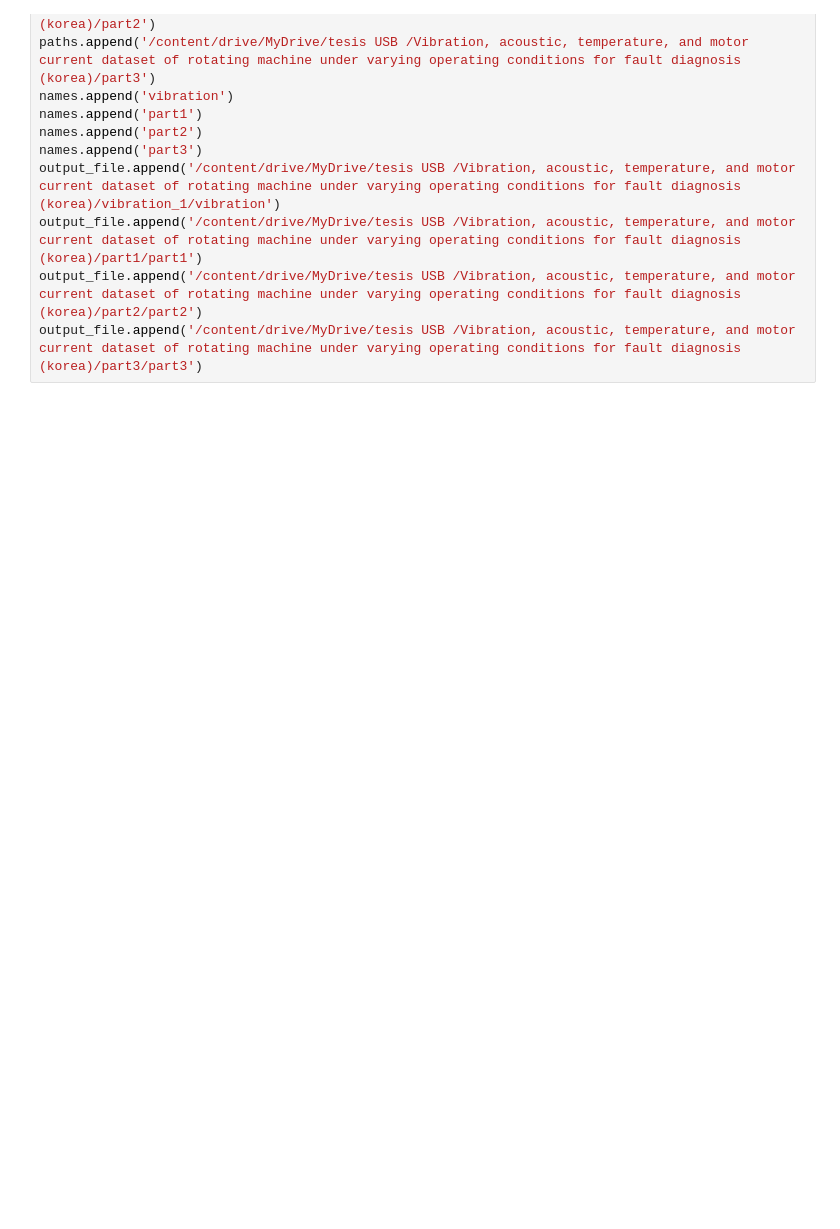
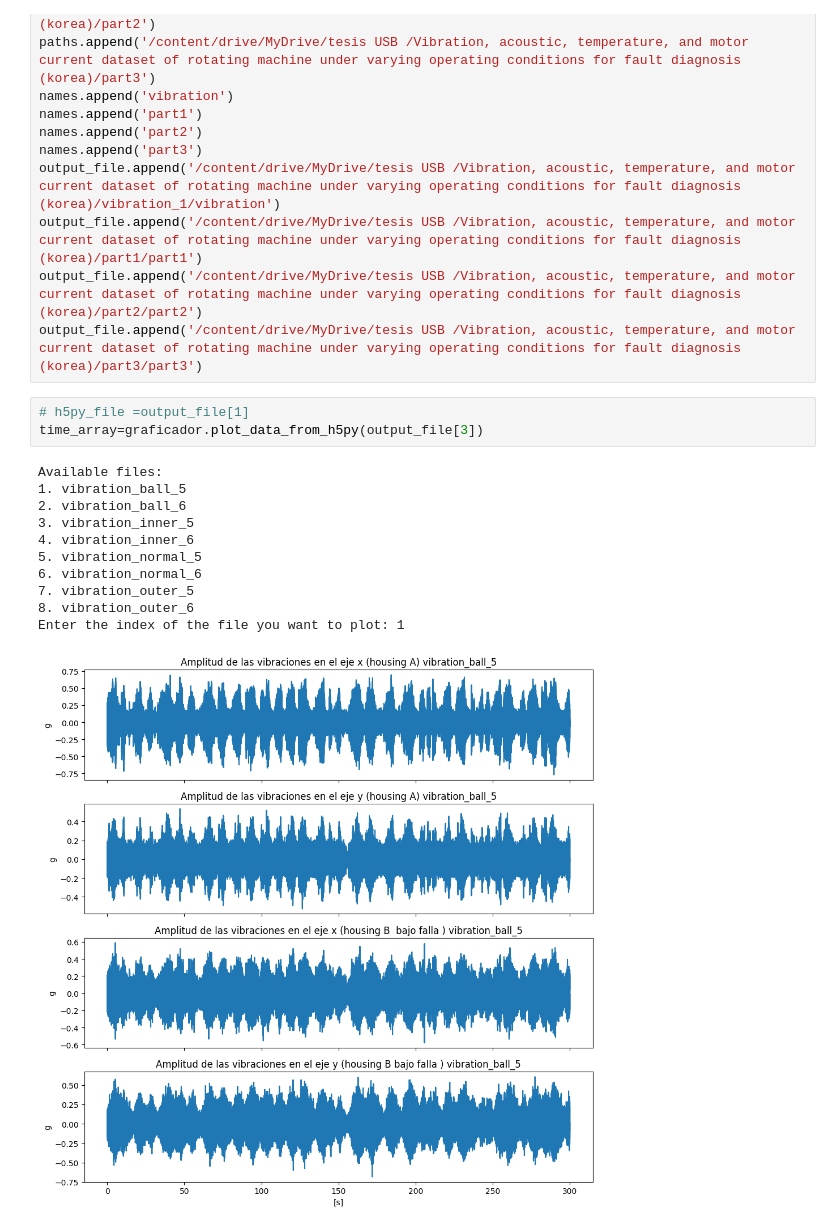
Before and after one commit to romeokienzler/TensorFlow, a Jupyter notebook: filtro.ipynb, the cells around one changed output. Cells and saved outputs as stored; diff of their text form; blank space fills up the shorter version.

```diff
--- a/filtro.ipynb
+++ b/filtro.ipynb
@@ -102,4 +194,19 @@ output_file.append('/content/drive/MyDrive/tesis USB /Vibration, acoustic, tempe
 output_file.append('/content/drive/MyDrive/tesis USB /Vibration, acoustic, temperature, and motor current dataset of rotating machine under varying operating conditions for fault diagnosis (korea)/part1/part1')
 output_file.append('/content/drive/MyDrive/tesis USB /Vibration, acoustic, temperature, and motor current dataset of rotating machine under varying operating conditions for fault diagnosis (korea)/part2/part2')
 output_file.append('/content/drive/MyDrive/tesis USB /Vibration, acoustic, temperature, and motor current dataset of rotating machine under varying operating conditions for fault diagnosis (korea)/part3/part3')
+# %%
+# h5py_file =output_file[1]
+time_array=graficador.plot_data_from_h5py(output_file[3])
+# %% [output]
+Available files:
+1. vibration_ball_5
+2. vibration_ball_6
+3. vibration_inner_5
+4. vibration_inner_6
+5. vibration_normal_5
+6. vibration_normal_6
+7. vibration_outer_5
+8. vibration_outer_6
+Enter the index of the file you want to plot: 1
+[figure, added]
 # %%
```
Also changed, not shown: parts of 33 cells of this notebook.
